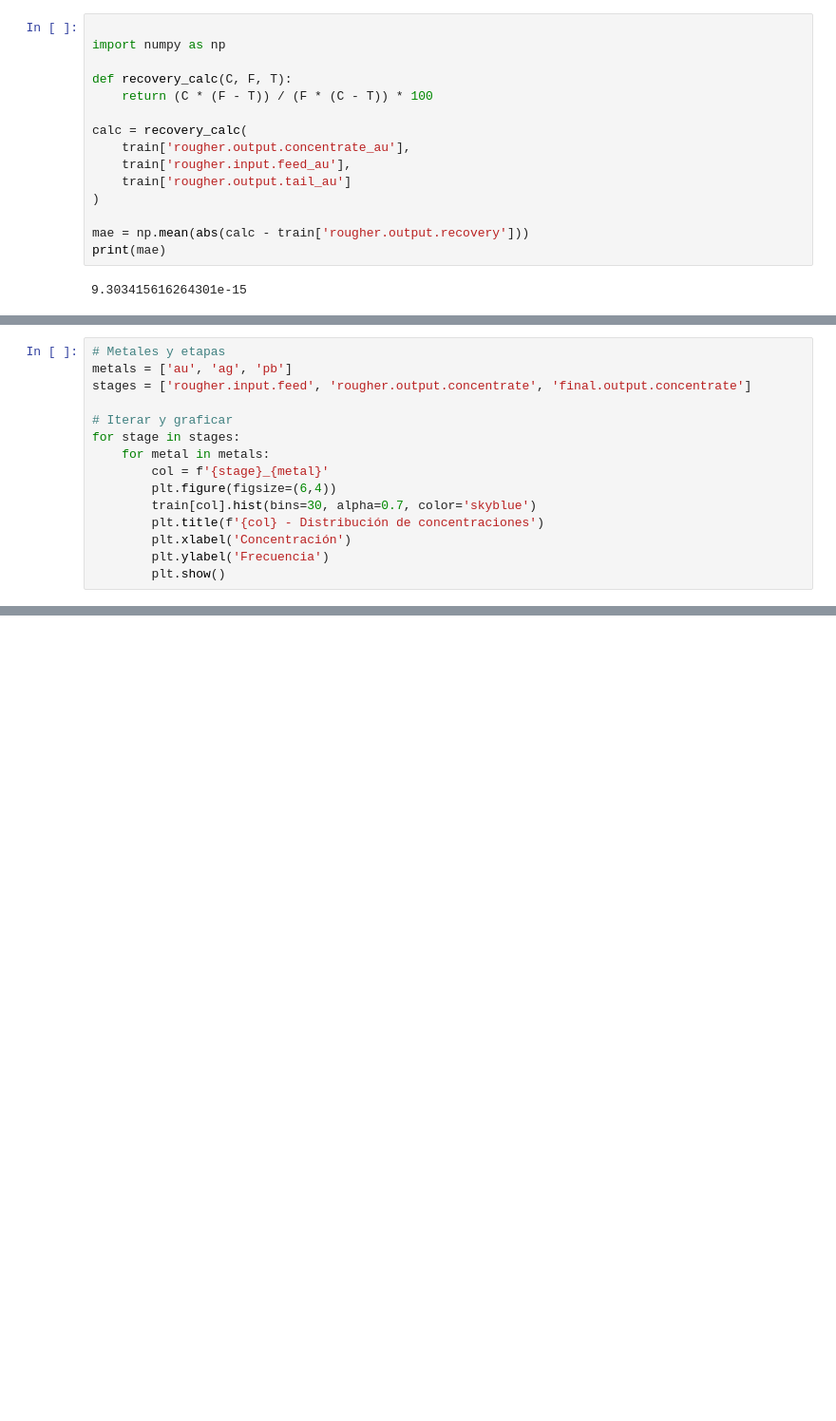
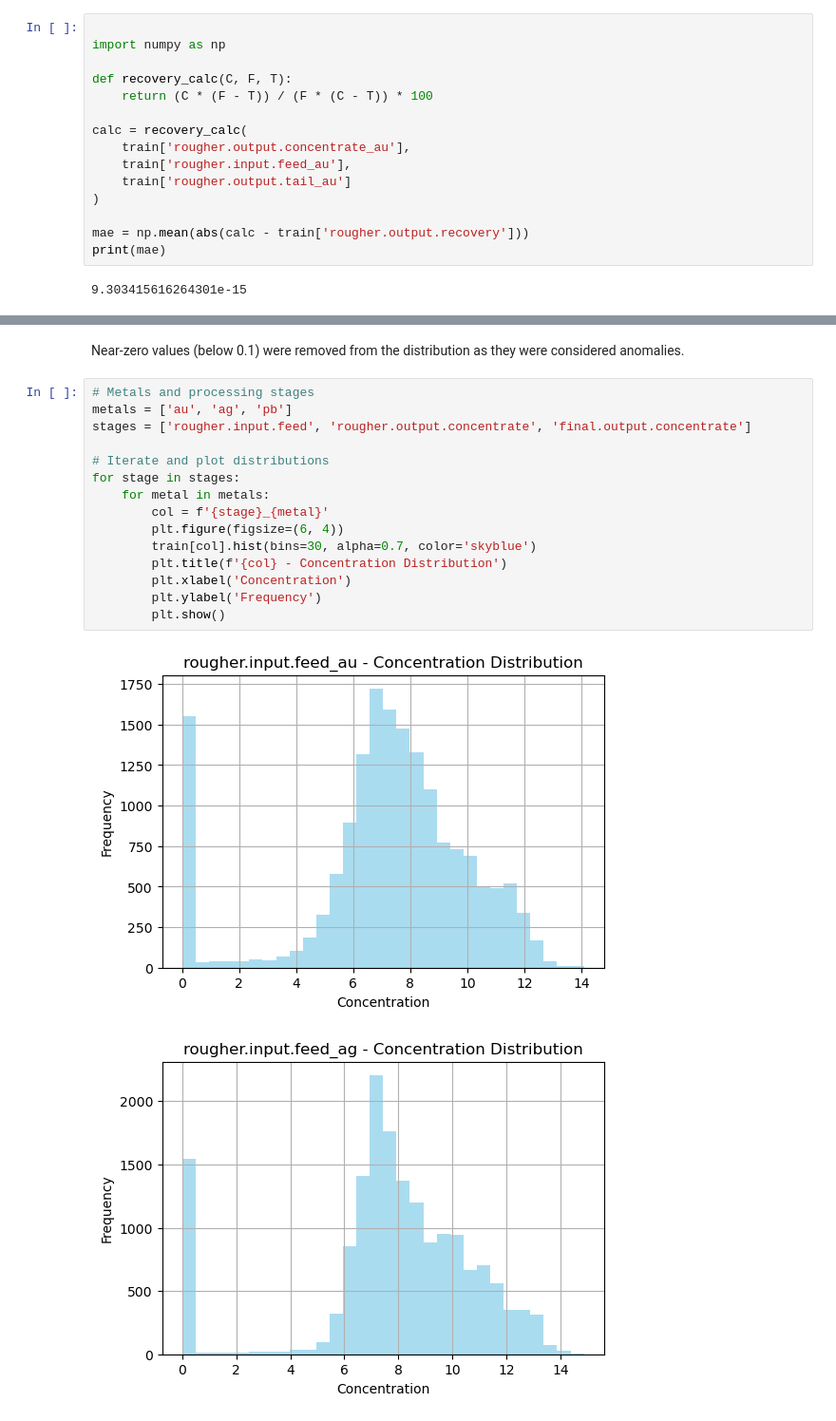
Before and after one commit to JuanPuentes25/gold-recovery-ml-pipeline, a Jupyter notebook: gold-recovery-prediction.ipynb, the cells around one changed output, grey strips where cells are left out. Shown at 95% size. Drawn from its saved outputs; the diff is of its cells as text; blank space fills up the shorter version.

```diff
--- a/gold-recovery-prediction.ipynb
+++ b/gold-recovery-prediction.ipynb
@@ -214,15 +69,0 @@ Se eliminaron valores cercanos a 0 (0.1) de la distribución por considerarse an
-# %%
-# Metales y etapas
-metals = ['au', 'ag', 'pb']
-stages = ['rougher.input.feed', 'rougher.output.concentrate', 'final.output.concentrate']
-
-# Iterar y graficar
-for stage in stages:
-    for metal in metals:
-        col = f'{stage}_{metal}'
-        plt.figure(figsize=(6,4))
-        train[col].hist(bins=30, alpha=0.7, color='skyblue')
-        plt.title(f'{col} - Distribución de concentraciones')
-        plt.xlabel('Concentración')
-        plt.ylabel('Frecuencia')
-        plt.show()
@@ -459,0 +150,20 @@ En resumen, el modelo proporciona predicciones útiles para monitorear y control
+# %% [markdown]
+Near-zero values (below 0.1) were removed from the distribution as they were considered anomalies.
+# %%
+# Metals and processing stages
+metals = ['au', 'ag', 'pb']
+stages = ['rougher.input.feed', 'rougher.output.concentrate', 'final.output.concentrate']
+
+# Iterate and plot distributions
+for stage in stages:
+    for metal in metals:
+        col = f'{stage}_{metal}'
+        plt.figure(figsize=(6, 4))
+        train[col].hist(bins=30, alpha=0.7, color='skyblue')
+        plt.title(f'{col} - Concentration Distribution')
+        plt.xlabel('Concentration')
+        plt.ylabel('Frequency')
+        plt.show()
+# %% [output]
+[figure, added]
+[figure, added]
```
Also changed, not shown: parts of 49 cells of this notebook.
